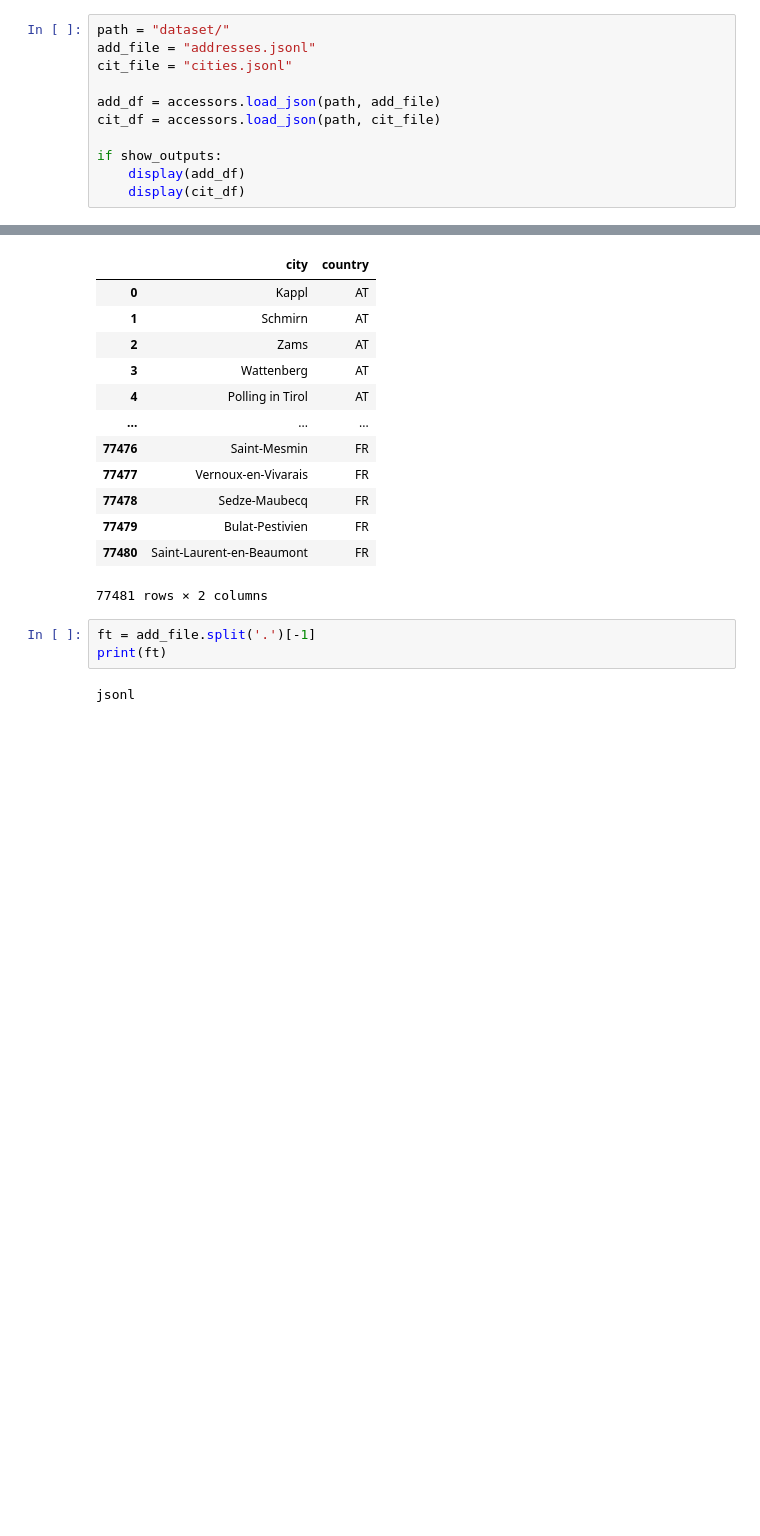
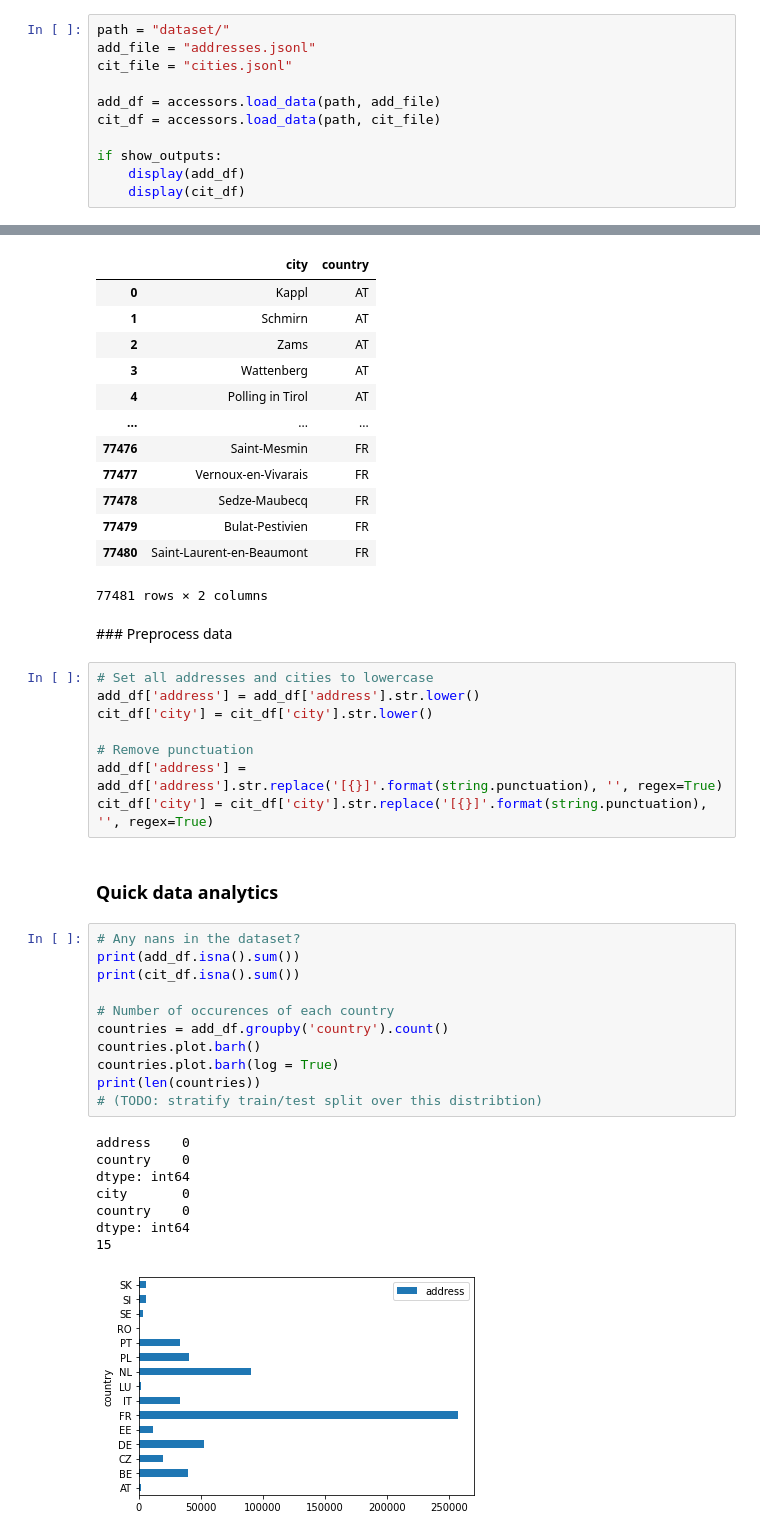
Before and after one commit to cjbaxt/textkernel, a Jupyter notebook: address_classification.ipynb, the cells around one changed output, grey strips where cells are left out. Saved outputs shown, nothing was run; the diff lists cells and outputs as text; blank space fills up the shorter version.

```diff
--- a/address_classification.ipynb
+++ b/address_classification.ipynb
@@ -8,8 +16,8 @@ path = "dataset/"
 add_file = "addresses.jsonl"
 cit_file = "cities.jsonl"
 
-add_df = accessors.load_json(path, add_file)
-cit_df = accessors.load_json(path, cit_file)
+add_df = accessors.load_data(path, add_file)
+cit_df = accessors.load_data(path, cit_file)
 
 if show_outputs:
     display(add_df)
@@ -41,8 +49,35 @@ if show_outputs:
 | 77479 | Bulat-Pestivien | FR |
 | 77480 | Saint-Laurent-en-Beaumont | FR |
 77481 rows × 2 columns
+# %% [markdown]
+### Preprocess data
+# %%
+# Set all addresses and cities to lowercase
+add_df['address'] = add_df['address'].str.lower()
+cit_df['city'] = cit_df['city'].str.lower()
+
+# Remove punctuation
+add_df['address'] = add_df['address'].str.replace('[{}]'.format(string.punctuation), '', regex=True)
+cit_df['city'] = cit_df['city'].str.replace('[{}]'.format(string.punctuation), '', regex=True)
+# %% [markdown]
+### Quick data analytics
 # %%
-ft = add_file.split('.')[-1]
-print(ft)
+# Any nans in the dataset?
+print(add_df.isna().sum())
+print(cit_df.isna().sum())
+
+# Number of occurences of each country
+countries = add_df.groupby('country').count()
+countries.plot.barh()
+countries.plot.barh(log = True)
+print(len(countries))
+# (TODO: stratify train/test split over this distribtion)
 # %% [output]
-jsonl
+address    0
+country    0
+dtype: int64
+city       0
+country    0
+dtype: int64
+15
+[figure, added]
```
Also changed, not shown: parts of 8 cells of this notebook, 5 other files.
